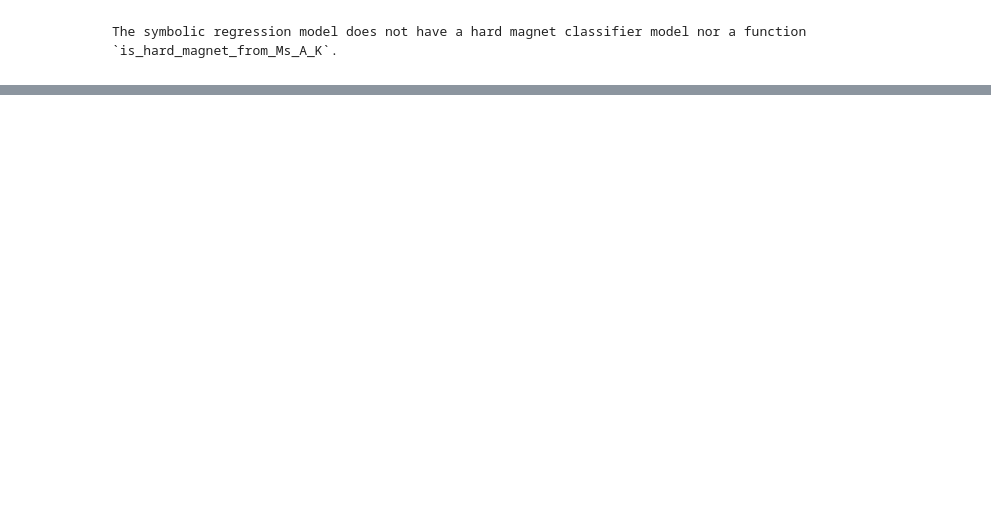
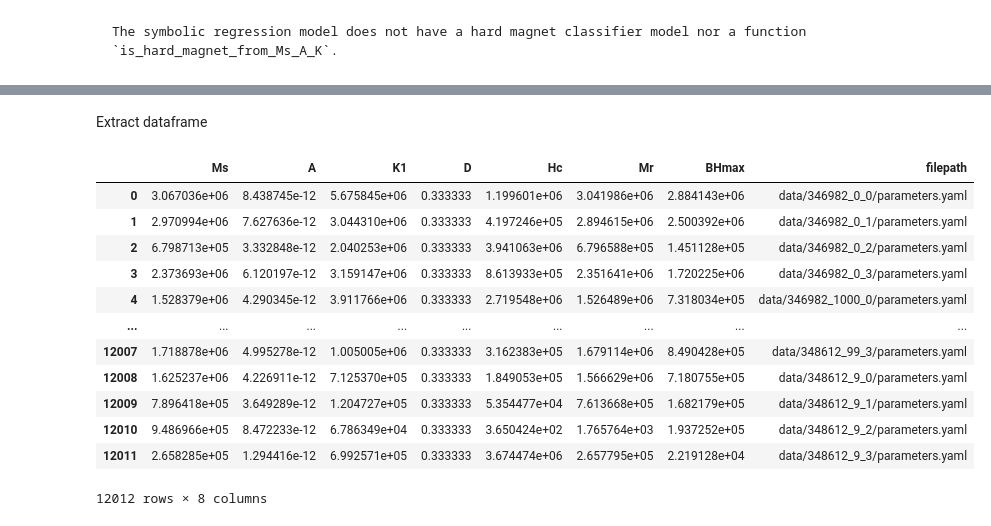
Before and after one commit to MaMMoS-project/mammos-ai, a Jupyter notebook: examples/symbolic_regression.ipynb, the cells around one changed output, grey strips where cells are left out. Saved outputs shown, nothing was run; the diff lists cells and outputs as text; code cells hidden in the pictures; blank space fills up the shorter version.

```diff
--- a/examples/symbolic_regression.ipynb
+++ b/examples/symbolic_regression.ipynb
@@ -105,0 +113,8 @@ The symbolic regression model does not have a hard magnet classifier model nor a
+# %%
+res = requests.get(
+    "https://raw.githubusercontent.com/MaMMoS-project/ML-models/refs/heads/main/beyond-stoner-wohlfarth/single-grain-easy-axis-model/data/single_grain_cube_50nm_aligned.csv"
+)
+with open("data.csv", "w") as f:
+    f.write(res.text)
+data = me.from_csv("data.csv")
+data
@@ -105,0 +123,20 @@ The symbolic regression model does not have a hard magnet classifier model nor a
+# %% [markdown]
+Extract dataframe
+# %%
+df = data.to_dataframe()
+metadata = data.metadata()
+df
+# %% [output]
+|  | Ms | A | K1 | D | Hc | Mr | BHmax | filepath |
+| 0 | 3.067036e+06 | 8.438745e-12 | 5.675845e+06 | 0.333333 | 1.199601e+06 | 3.041986e+06 | 2.884143e+06 | data/346982_0_0/parameters.yaml |
+| 1 | 2.970994e+06 | 7.627636e-12 | 3.044310e+06 | 0.333333 | 4.197246e+05 | 2.894615e+06 | 2.500392e+06 | data/346982_0_1/parameters.yaml |
+| 2 | 6.798713e+05 | 3.332848e-12 | 2.040253e+06 | 0.333333 | 3.941063e+06 | 6.796588e+05 | 1.451128e+05 | data/346982_0_2/parameters.yaml |
+| 3 | 2.373693e+06 | 6.120197e-12 | 3.159147e+06 | 0.333333 | 8.613933e+05 | 2.351641e+06 | 1.720225e+06 | data/346982_0_3/parameters.yaml |
+| 4 | 1.528379e+06 | 4.290345e-12 | 3.911766e+06 | 0.333333 | 2.719548e+06 | 1.526489e+06 | 7.318034e+05 | data/346982_1000_0/parameters.yaml |
+| ... | ... | ... | ... | ... | ... | ... | ... | ... |
+| 12007 | 1.718878e+06 | 4.995278e-12 | 1.005005e+06 | 0.333333 | 3.162383e+05 | 1.679114e+06 | 8.490428e+05 | data/348612_99_3/parameters.yaml |
+| 12008 | 1.625237e+06 | 4.226911e-12 | 7.125370e+05 | 0.333333 | 1.849053e+05 | 1.566629e+06 | 7.180755e+05 | data/348612_9_0/parameters.yaml |
+| 12009 | 7.896418e+05 | 3.649289e-12 | 1.204727e+05 | 0.333333 | 5.354477e+04 | 7.613668e+05 | 1.682179e+05 | data/348612_9_1/parameters.yaml |
+| 12010 | 9.486966e+05 | 8.472233e-12 | 6.786349e+04 | 0.333333 | 3.650424e+02 | 1.765764e+03 | 1.937252e+05 | data/348612_9_2/parameters.yaml |
+| 12011 | 2.658285e+05 | 1.294416e-12 | 6.992571e+05 | 0.333333 | 3.674474e+06 | 2.657795e+05 | 2.219128e+04 | data/348612_9_3/parameters.yaml |
+12012 rows × 8 columns
```
Also changed, not shown: parts of 18 cells of this notebook.
